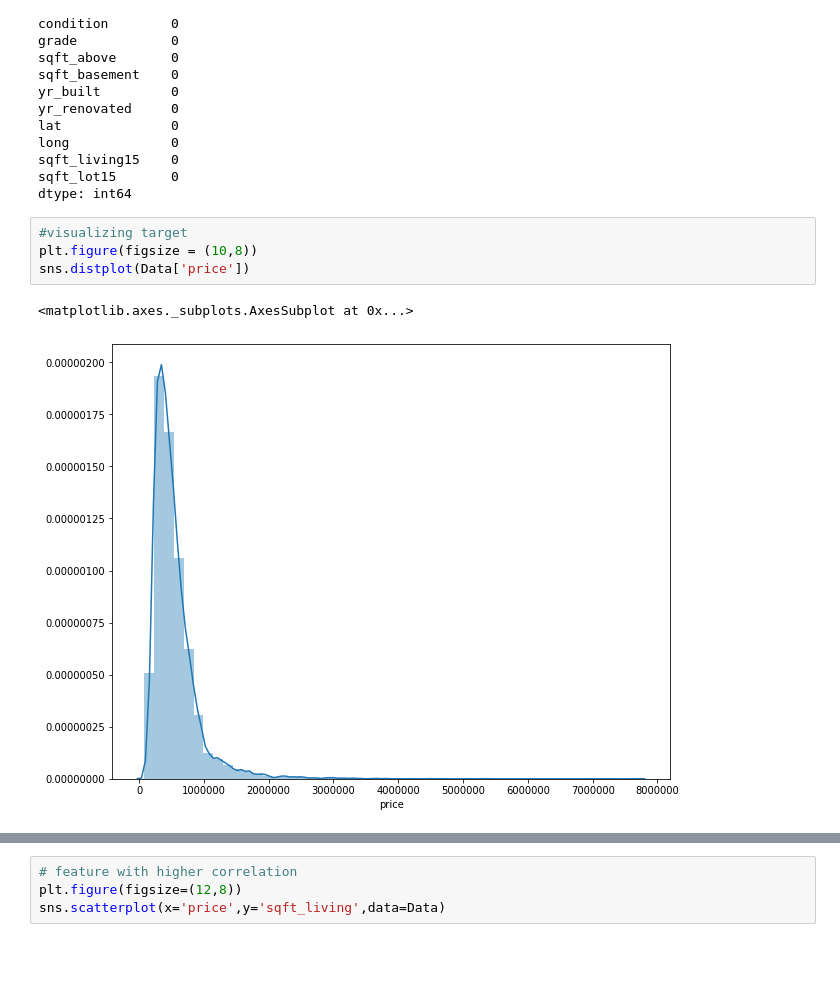
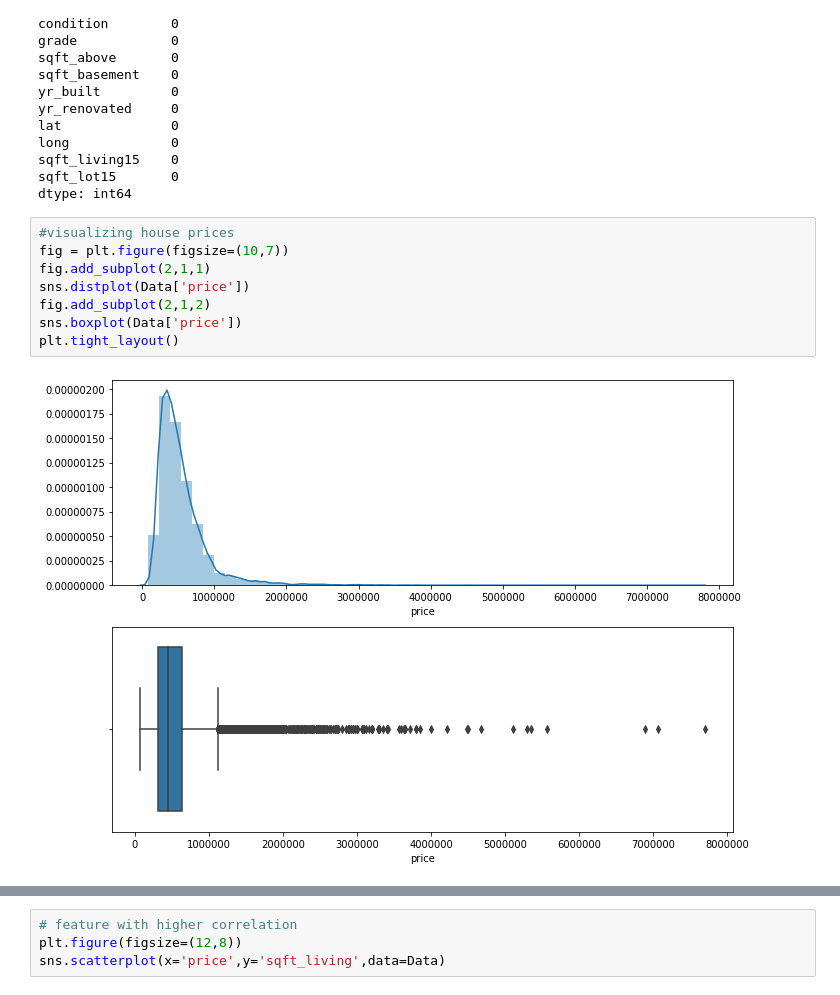
Before and after one commit to mahsamir/CaseStudy-KerasRegression, a Jupyter notebook: Kaggle-KerassRegression.ipynb, the cells around one changed output, grey strips where cells are left out. Cells and saved outputs as stored; diff of their text form; blank space fills up the shorter version.

```diff
--- a/Kaggle-KerassRegression.ipynb
+++ b/Kaggle-KerassRegression.ipynb
@@ -117,9 +126,12 @@ sqft_living15    0
 sqft_lot15       0
 dtype: int64
 # %%
-#visualizing target
-plt.figure(figsize = (10,8))
+#visualizing house prices
+fig = plt.figure(figsize=(10,7))
+fig.add_subplot(2,1,1)
 sns.distplot(Data['price'])
+fig.add_subplot(2,1,2)
+sns.boxplot(Data['price'])
+plt.tight_layout()
 # %% [output]
-<matplotlib.axes._subplots.AxesSubplot at 0x...>
-[figure, old version]
+[figure, new version]
```
Also changed, not shown: parts of 38 cells of this notebook.
